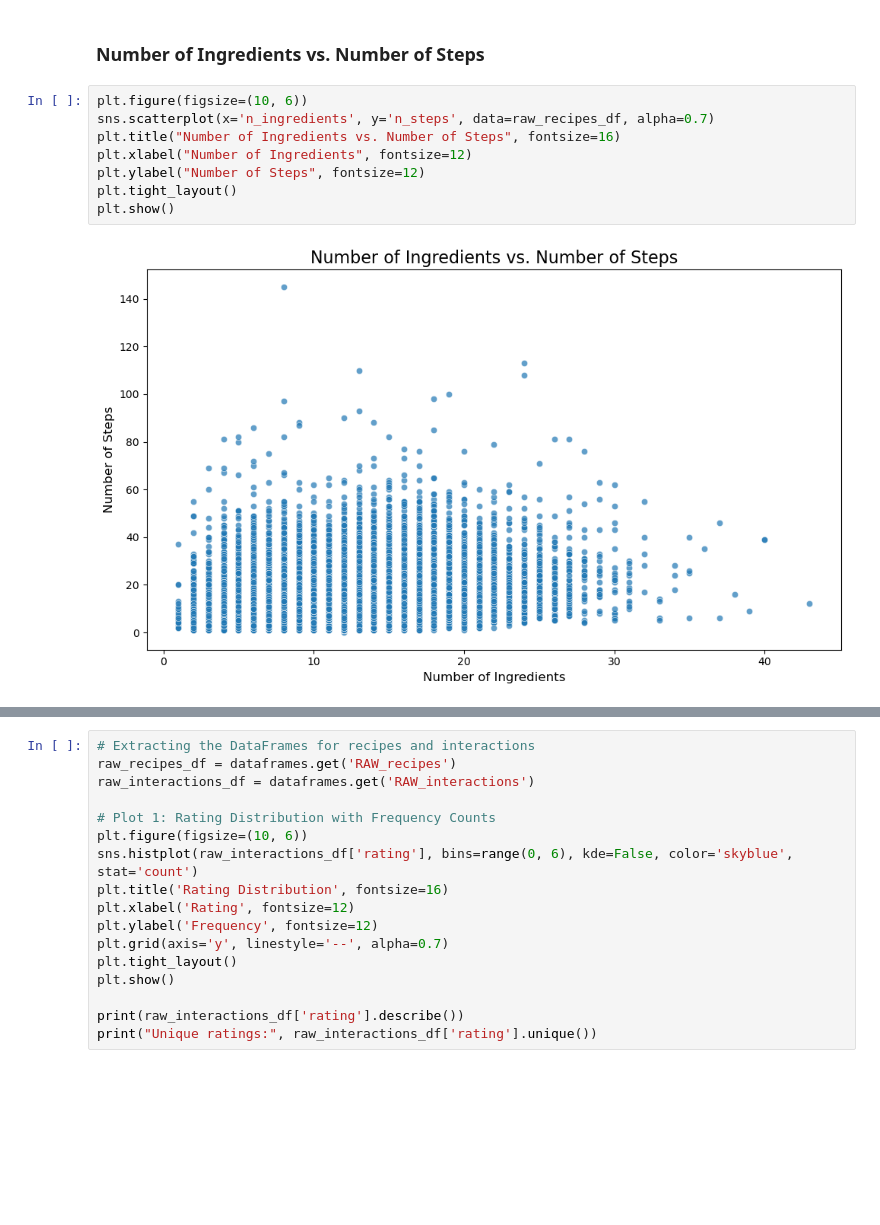
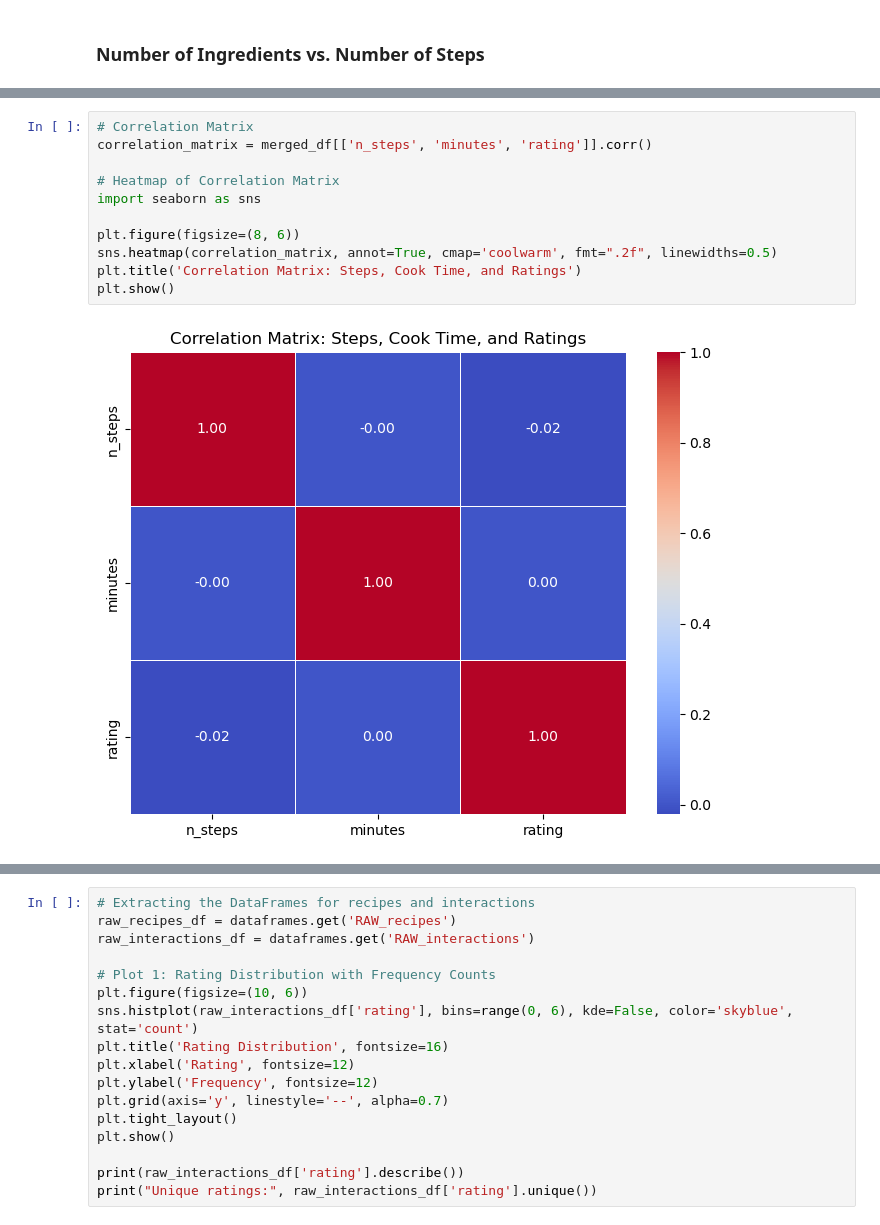
Before and after one commit to nathanielgberg/CSE-258, a Jupyter notebook: Assignment2.ipynb, the cells around one changed output, grey strips where cells are left out. Saved outputs shown, nothing was run; the diff lists cells and outputs as text; blank space fills up the shorter version.

```diff
--- a/Assignment2.ipynb
+++ b/Assignment2.ipynb
@@ -91,15 +78,5 @@ plt.show()
 # %% [markdown]
 ### Number of Ingredients vs. Number of Steps
-# %%
-plt.figure(figsize=(10, 6))
-sns.scatterplot(x='n_ingredients', y='n_steps', data=raw_recipes_df, alpha=0.7)
-plt.title("Number of Ingredients vs. Number of Steps", fontsize=16)
-plt.xlabel("Number of Ingredients", fontsize=12)
-plt.ylabel("Number of Steps", fontsize=12)
-plt.tight_layout()
-plt.show()
-# %% [output]
-[figure, removed]
 # %%
 # Rename the 'id' column in raw_recipes_df to match the 'recipe_id' column in RAW_interactions_df
 raw_recipes_df = raw_recipes_df.rename(columns={'id': 'recipe_id'})
@@ -118,3 +95,16 @@ Merged DataFrame shape: (1132367, 16)
 | 2 | arriba baked winter squash mexica... | 137739 | 55 | 47892 | 2005-09-16 | ['60-minutes-or-less', 'time-to-m... | [51.5, 0.0, 13.0, 0.0, 2.0, 0.0, ... | 11 | ['make a choice and proceed with ... | ... |
 | 3 | a bit different breakfast pizza | 31490 | 30 | 26278 | 2002-06-17 | ['30-minutes-or-less', 'time-to-m... | [173.4, 18.0, 0.0, 17.0, 22.0, 35... | 9 | ['preheat oven to 425 degrees f',... | ... |
 | 4 | a bit different breakfast pizza | 31490 | 30 | 26278 | 2002-06-17 | ['30-minutes-or-less', 'time-to-m... | [173.4, 18.0, 0.0, 17.0, 22.0, 35... | 9 | ['preheat oven to 425 degrees f',... | ... |
+# %%
+# Correlation Matrix
+correlation_matrix = merged_df[['n_steps', 'minutes', 'rating']].corr()
+
+# Heatmap of Correlation Matrix
+import seaborn as sns
+
+plt.figure(figsize=(8, 6))
+sns.heatmap(correlation_matrix, annot=True, cmap='coolwarm', fmt=".2f", linewidths=0.5)
+plt.title('Correlation Matrix: Steps, Cook Time, and Ratings')
+plt.show()
+# %% [output]
+[figure, added]
```
Also changed, not shown: parts of 11 cells of this notebook.
